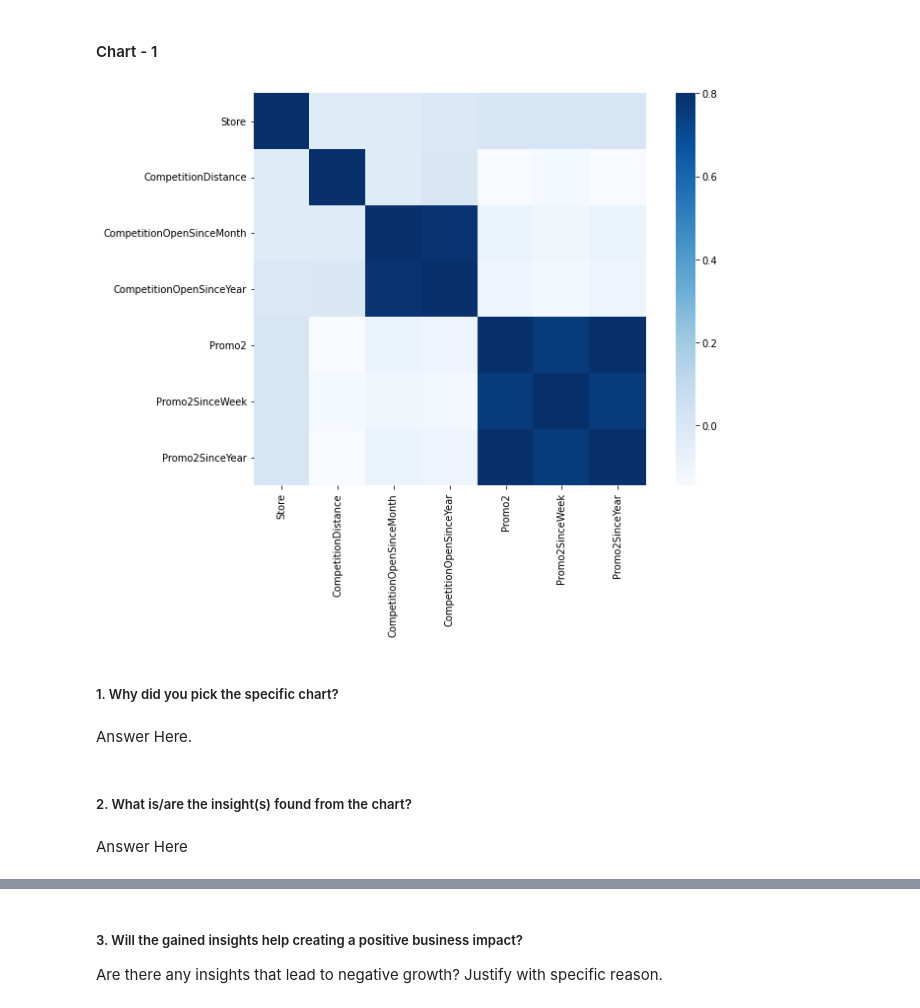
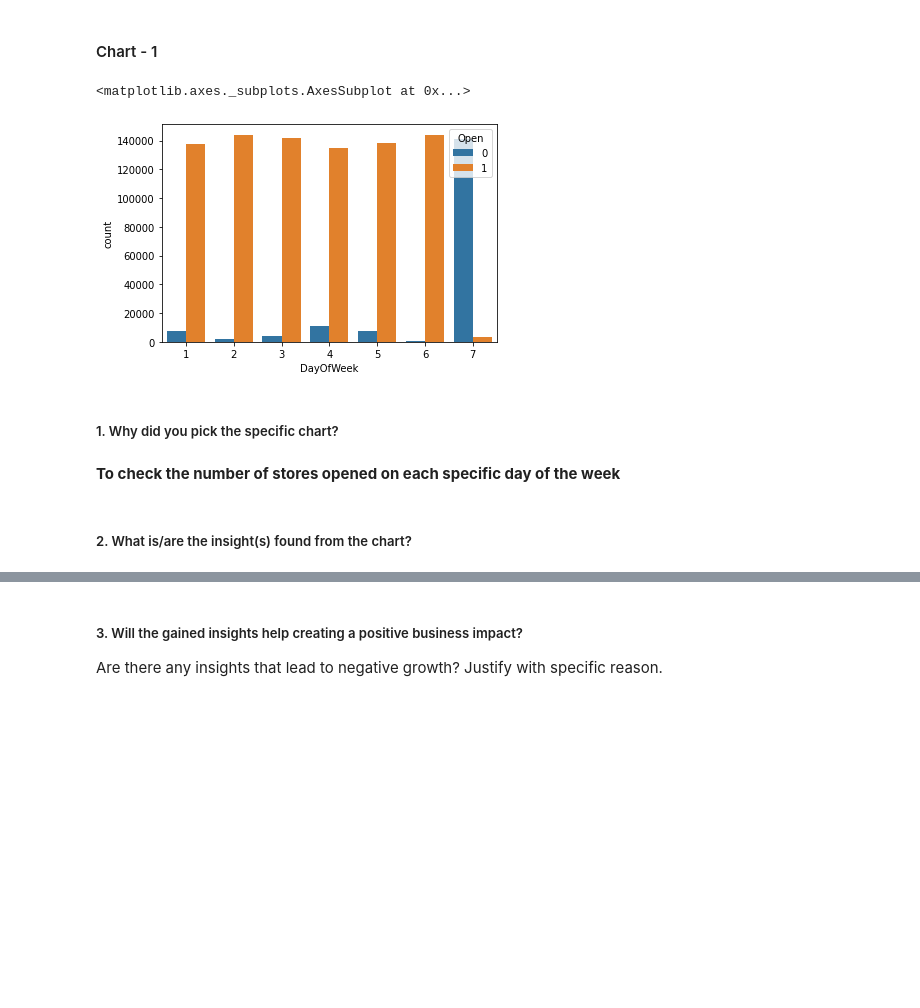
Before and after one commit to Jeetesh-KumarM/CAPSTONE-PROJECT-2-Regression, a Jupyter notebook: Capstone_Project_2_Regression.ipynb, the cells around one changed output, grey strips where cells are left out. Cells and saved outputs as stored; diff of their text form; code cells hidden in the pictures; blank space fills up the shorter version.

```diff
--- a/Capstone_Project_2_Regression.ipynb
+++ b/Capstone_Project_2_Regression.ipynb
@@ -374,6 +363,11 @@ store_df['CompetitionOpenSinceYear'].isnull().sum()
 store_df['Promo2SinceWeek']=store_df['Promo2SinceWeek'].fillna(0)
 store_df['Promo2SinceYear']=store_df['Promo2SinceYear'].fillna(0)
 store_df['PromoInterval']=store_df['PromoInterval'].fillna(0)
+# %%
+import datetime as dt
+df1=df.copy()
+df1['year'] = pd.DatetimeIndex(df1['Date']).year
+df1['month'] = pd.DatetimeIndex(df1['Date']).month
 # %%
 store_df.isnull().sum()
 #The data has been cleaned
@@ -397,20 +391,15 @@ Answer Here.
 ## ***4. Data Vizualization, Storytelling & Experimenting with charts : Understand the relationships between variables***
 # %% [markdown]
 #### Chart - 1
-# %%
-# Chart - 1 visualization code
-
-#correlation matrix
-corrmat = store_df.corr()
-h, ax = plt.subplots(figsize=(10, 8))
-sns.heatmap(corrmat, vmax=.8, square=True , cmap="Blues");
-# %% [output]
-[figure, removed]
+# %%
+# Chart - 1 visualization code
+sns.countplot(x='DayOfWeek',hue='Open',data=df1)
+# %% [output]
+<matplotlib.axes._subplots.AxesSubplot at 0x...>
+[figure, added]
 # %% [markdown]
 ##### 1. Why did you pick the specific chart?
-# %% [markdown]
-Answer Here.
+# %% [markdown]
+**To check the number of stores opened on each specific day of the week**
 # %% [markdown]
 ##### 2. What is/are the insight(s) found from the chart?
-# %% [markdown]
-Answer Here
```
Also changed, not shown: parts of 19 cells of this notebook.
